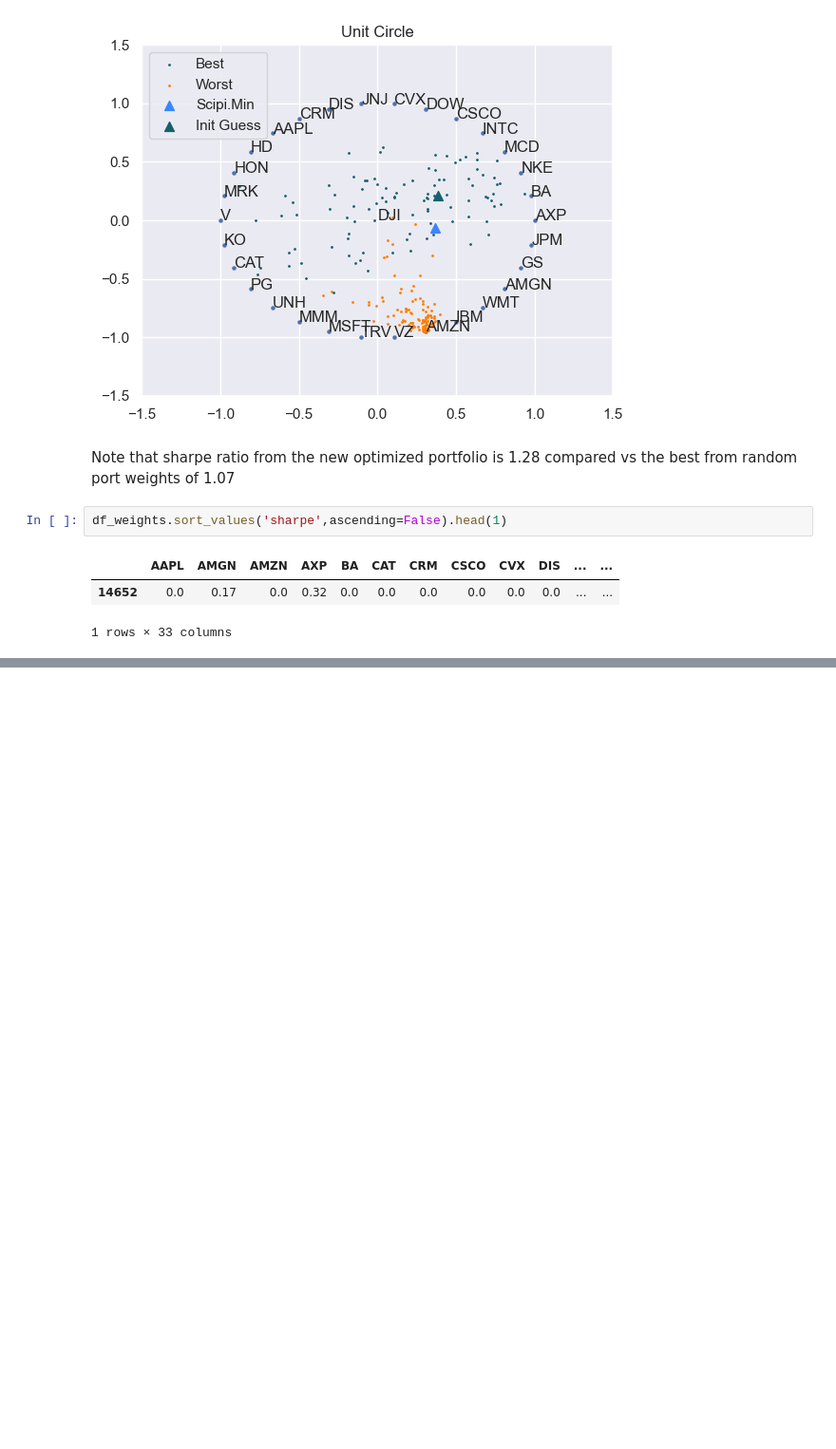
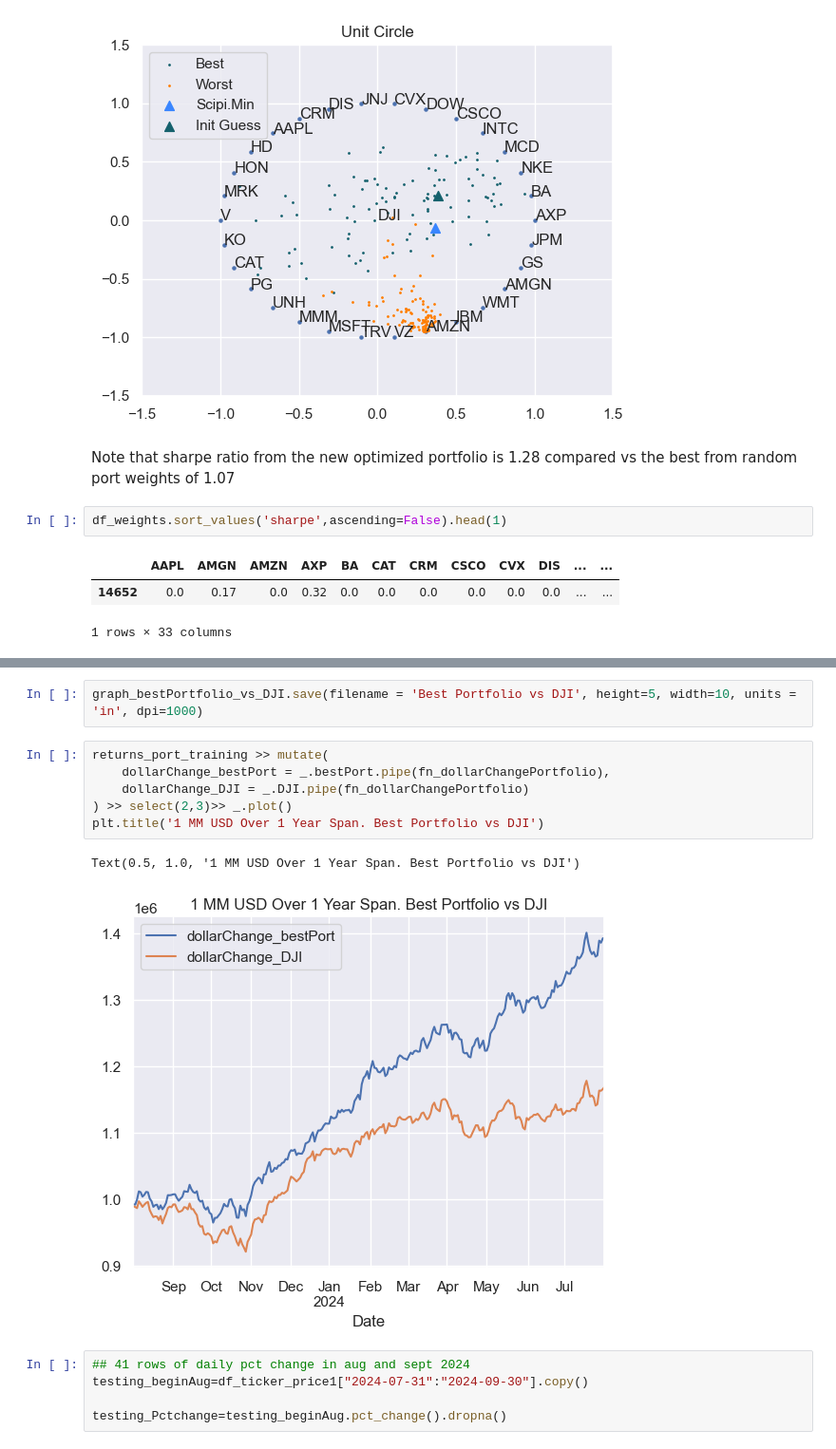
Before and after one commit to jorgelopez141/Markowitz-Optim-with-Time-Series-Foreacast, a Jupyter notebook: Markowitz/01_checkpoint_SharpeAndMinimize.ipynb, the cells around one changed output, grey strips where cells are left out. Shown at 95% size. Saved outputs shown, nothing was run; the diff lists cells and outputs as text; blank space fills up the shorter version.

```diff
--- a/Markowitz/01_checkpoint_SharpeAndMinimize.ipynb
+++ b/Markowitz/01_checkpoint_SharpeAndMinimize.ipynb
@@ -320,0 +402,16 @@ for row in [best1_weights]:
+# %%
+graph_bestPortfolio_vs_DJI.save(filename = 'Best Portfolio vs DJI', height=5, width=10, units = 'in', dpi=1000)
+# %%
+returns_port_training >> mutate(
+    dollarChange_bestPort = _.bestPort.pipe(fn_dollarChangePortfolio),
+    dollarChange_DJI = _.DJI.pipe(fn_dollarChangePortfolio)
+) >> select(2,3)>> _.plot()
+plt.title('1 MM USD Over 1 Year Span. Best Portfolio vs DJI')
+# %% [output]
+Text(0.5, 1.0, '1 MM USD Over 1 Year Span. Best Portfolio vs DJI')
+[figure, added]
+# %%
+## 41 rows of daily pct change in aug and sept 2024
+testing_beginAug=df_ticker_price1["2024-07-31":"2024-09-30"].copy()
+
+testing_Pctchange=testing_beginAug.pct_change().dropna()
```
Also changed, not shown: parts of 39 cells of this notebook, 7 other files.
